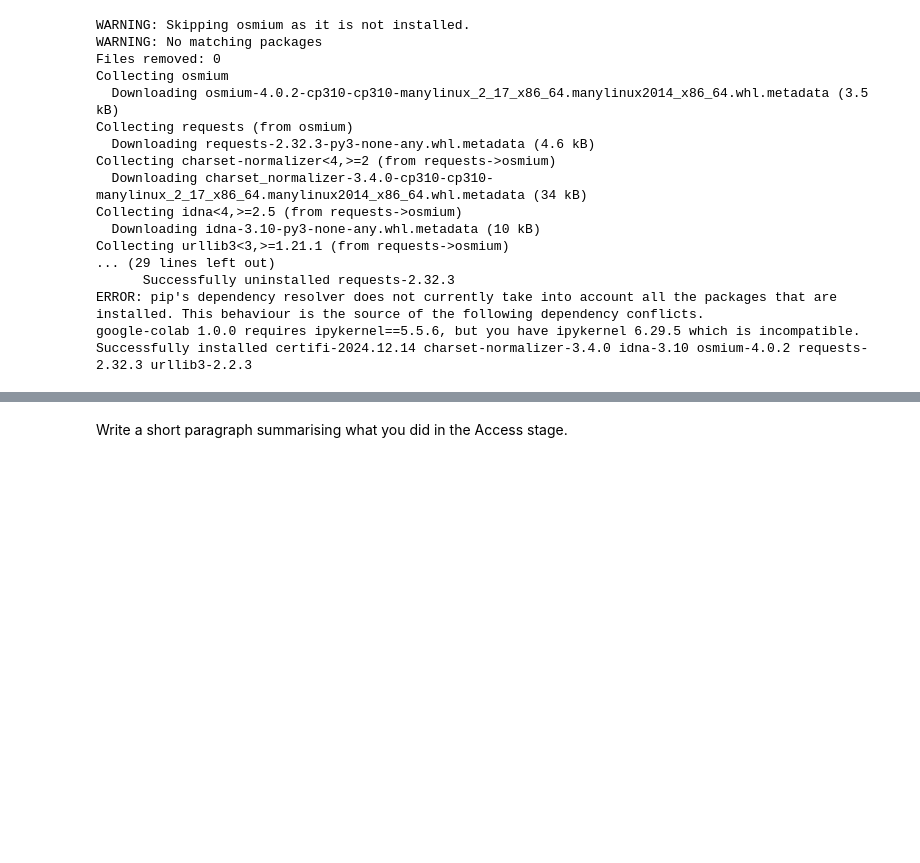
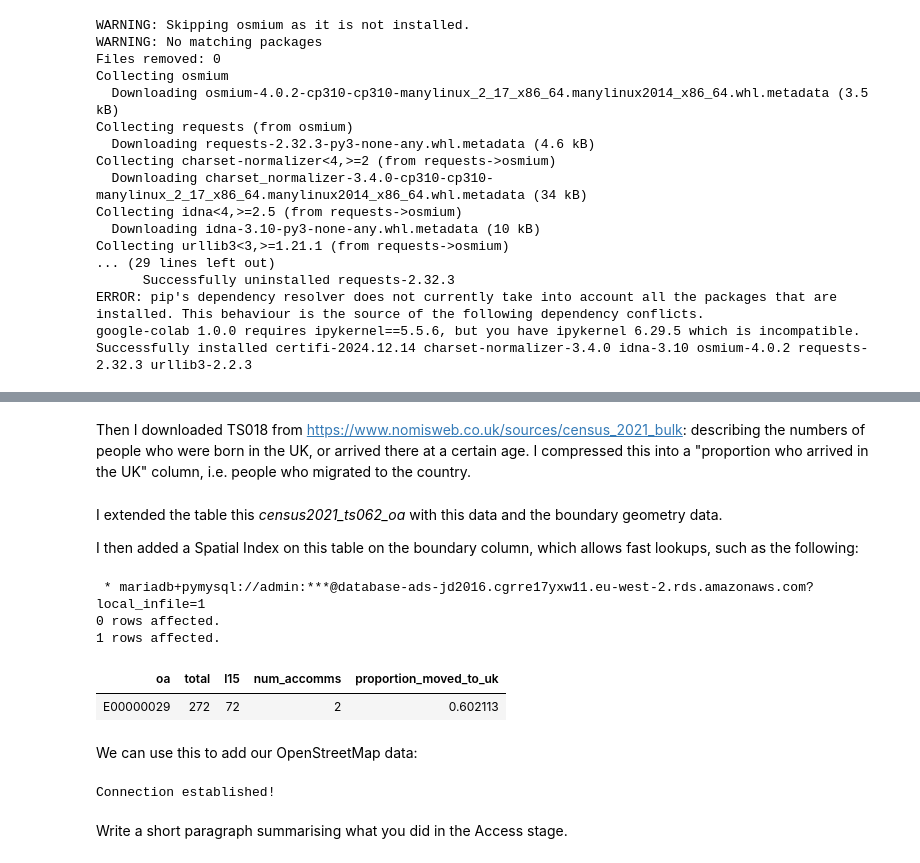
Before and after one commit to JDS289/jd2016_ads_2024, a Jupyter notebook: ads_course_assessment.ipynb, the cells around one changed output, grey strips where cells are left out. Drawn from its saved outputs; the diff is of its cells as text; code cells hidden in the pictures; blank space fills up the shorter version.

```diff
--- a/ads_course_assessment.ipynb
+++ b/ads_course_assessment.ipynb
@@ -230,0 +230,20 @@ SET census2021_ts062_oa.proportion_moved_to_uk = proportion_moved_to_uk.proporti
+# %%
+with open("drive/My Drive/oa_boundaries.geojson") as f:
+  d = json.load(f)
+
+oa_boundaries = []
+
+for oa in list(d.values())[2]:
+  oa_boundaries.append((oa["properties"]["OA21CD"],
+                        str(fynesse.access.deep_map_coord_conversion(fynesse.access.EsNs_to_LatLng, oa["geometry"])).replace("'", '"')))
+
+
+df = pd.DataFrame(oa_boundaries)
+df.to_csv("oa_boundaries.csv", index=False, header=False, quotechar="'")
+
+
+#cur.execute(f"""LOAD DATA LOCAL INFILE 'oa_boundaries.csv' INTO TABLE `oa_boundaries` FIELDS TERMINATED BY ',' OPTIONALLY ENCLOSED by "'" LINES TERMINATED BY '\n' (@var1, @var2) SET oa = @var1, boundary = ST_GeomFromGeoJSON(@var2);""")
+#conn.commit()
+# %% [markdown]
+Then I downloaded TS018 from https://www.nomisweb.co.uk/sources/census_2021_bulk:
+describing the numbers of people who were born in the UK, or arrived there at a certain age. I compressed this into a "proportion who arrived in the UK" column, i.e. people who migrated to the country.
@@ -230,0 +269,22 @@ SET census2021_ts062_oa.proportion_moved_to_uk = proportion_moved_to_uk.proporti
+# %% [markdown]
+I extended the table this *census2021_ts062_oa* with this data and the boundary geometry data.
+
+I then added a Spatial Index on this table on the boundary column, which allows fast lookups, such as the following:
+# %%
+%%sql
+USE ads_2024;
+
+SELECT oa, total, l15, num_accomms, proportion_moved_to_uk FROM census2021_ts062_oa WHERE ST_Contains(boundary, ST_GeomFromText('Point(51.515 -0.0776)'));
+# %% [output]
+ * mariadb+pymysql://admin:***@database-ads-jd2016.cgrre17yxw11.eu-west-2.rds.amazonaws.com?local_infile=1
+0 rows affected.
+1 rows affected.
+| oa | total | l15 | num_accomms | proportion_moved_to_uk |
+| E00000029 | 272 | 72 | 2 | 0.602113 |
+# %% [markdown]
+We can use this to add our OpenStreetMap data:
+# %%
+conn = fynesse.access.create_connection("admin", userdata.get("password"), "database-ads-jd2016.cgrre17yxw11.eu-west-2.rds.amazonaws.com", "ads_2024")
+cur = conn.cursor()
+# %% [output]
+Connection established!
```
Also changed, not shown: parts of 35 cells of this notebook.
